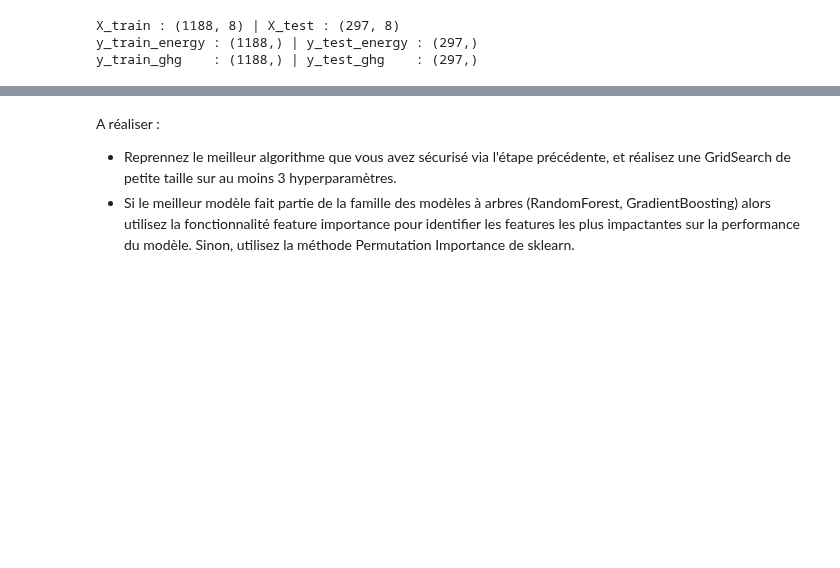
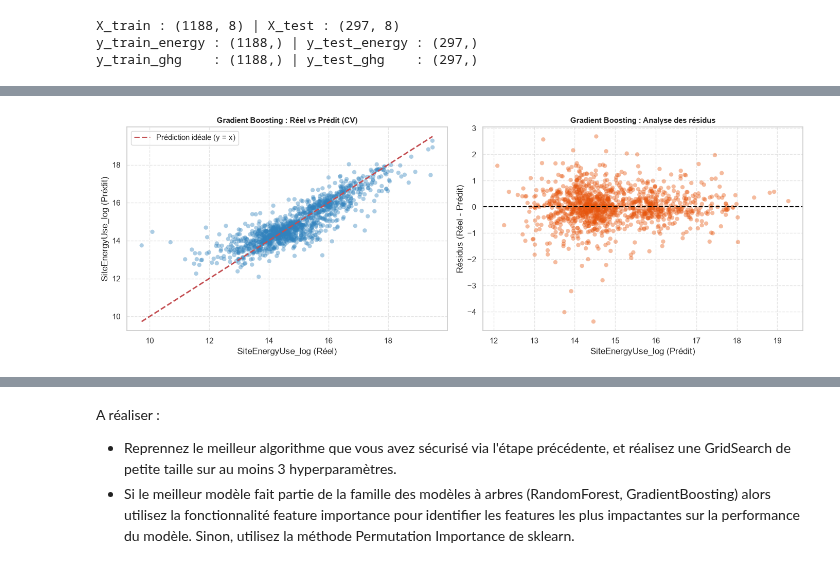
Before and after one commit to Alexis-h2/P3_OC_consommation_batiments_IA, a Jupyter notebook: Hernandez_Alexis_1_notebook_102026.ipynb, the cells around one changed output, grey strips where cells are left out. Saved outputs shown, nothing was run; the diff lists cells and outputs as text; code cells hidden in the pictures; blank space fills up the shorter version.

Commit message:
Cross validation + tests performance models + recherche des hyperparamètres et importance des variables

```diff
--- a/Hernandez_Alexis_1_notebook_102026.ipynb
+++ b/Hernandez_Alexis_1_notebook_102026.ipynb
@@ -797,0 +1015,38 @@ A réaliser :
+# %%
+# Etape 2 : Auditer le modèle vainqueur (Gradiant) avec cross_val_predict pour analyser la présence d'erreurs SUR ENERGY
+
+# 1. Configuration du modèle vainqueur et de la CV
+cv = KFold(n_splits=5, shuffle=True, random_state=42)
+
+gb_model = GradientBoostingRegressor(n_estimators=200, learning_rate=0.05, max_depth=3, subsample=0.8, random_state=42)
+
+# 2. Prédictions out-of-fold sur le Train via cross_val_predict
+y_pred_cv_gb = cross_val_predict(gb_model, df_X_train_final, y_train_energy, cv=cv, n_jobs=-1)
+residuals_gb = y_train_energy - y_pred_cv_gb
+
+# 3. Tracé des graphiques de diagnostic
+fig, axes = plt.subplots(1, 2, figsize=(14, 5))
+
+# Graphe 1 : Réel vs Prédit
+axes[0].scatter(y_train_energy, y_pred_cv_gb, alpha=0.4, color='#3182bd', edgecolors='none')
+min_val = min(y_train_energy.min(), y_pred_cv_gb.min())
+max_val = max(y_train_energy.max(), y_pred_cv_gb.max())
+axes[0].plot([min_val, max_val], [min_val, max_val], 'r--', lw=2, label='Prédiction idéale (y = x)')
+axes[0].set_title("Gradient Boosting : Réel vs Prédit (CV)", fontsize=11, fontweight='bold')
+axes[0].set_xlabel("SiteEnergyUse_log (Réel)")
+axes[0].set_ylabel("SiteEnergyUse_log (Prédit)")
+axes[0].legend()
+axes[0].grid(True, linestyle='--', alpha=0.5)
+
+# Graphe 2 : Résidus vs Prédit (Homoscédasticité et biais)
+axes[1].scatter(y_pred_cv_gb, residuals_gb, alpha=0.4, color='#e6550d', edgecolors='none')
+axes[1].axhline(0, color='black', linestyle='--', lw=1.5)
+axes[1].set_title("Gradient Boosting : Analyse des résidus", fontsize=11, fontweight='bold')
+axes[1].set_xlabel("SiteEnergyUse_log (Prédit)")
+axes[1].set_ylabel("Résidus (Réel - Prédit)")
+axes[1].grid(True, linestyle='--', alpha=0.5)
+
+plt.tight_layout()
+plt.show()
+# %% [output]
+[figure, added]
```
Also changed, not shown: parts of 28 cells of this notebook, 1 other file.
